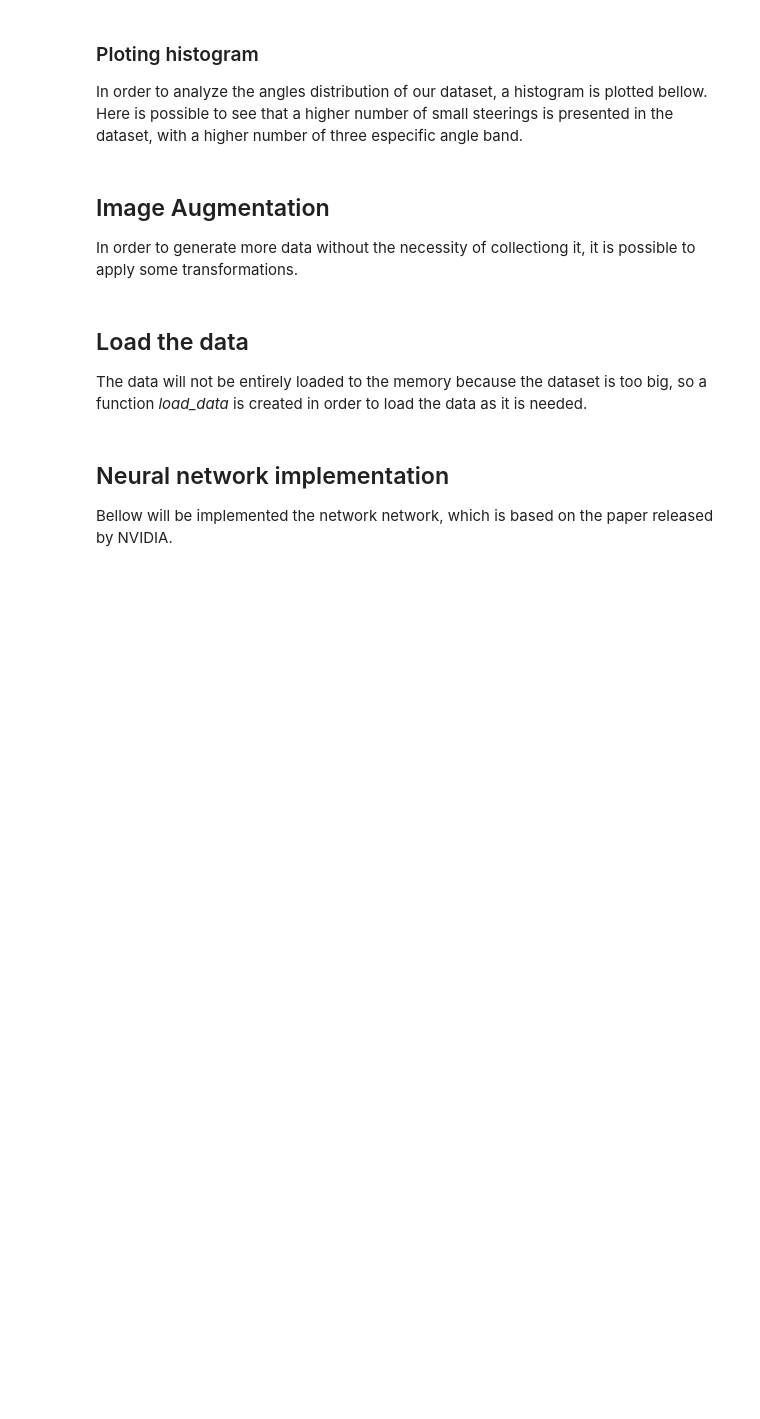
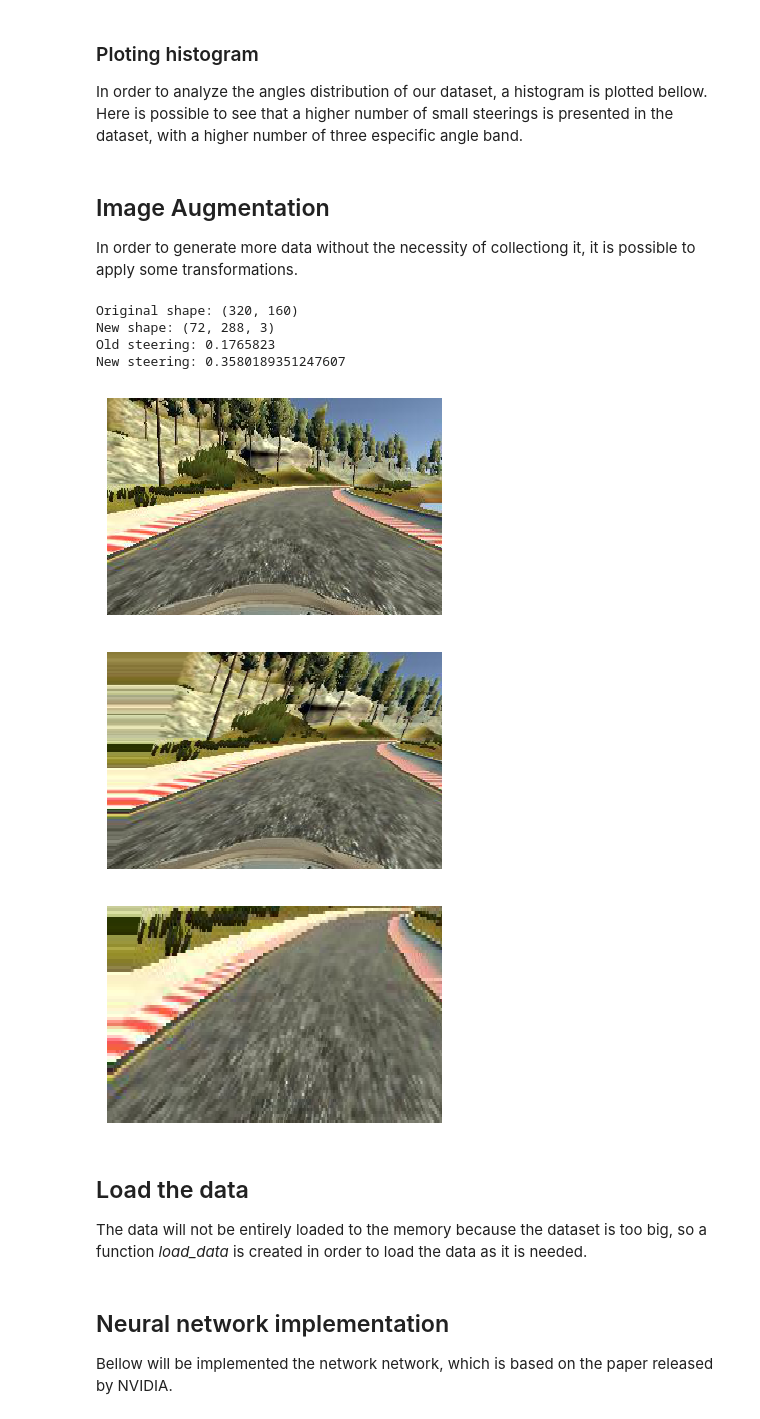
Before and after one commit to ibiscp/Behavioral-Cloning, a Jupyter notebook: P3-Behavioral-Cloning.ipynb, the cells around one changed output. Cells and saved outputs as stored; diff of their text form; code cells hidden in the pictures; blank space fills up the shorter version.

```diff
--- a/P3-Behavioral-Cloning.ipynb
+++ b/P3-Behavioral-Cloning.ipynb
@@ -129,44 +121,78 @@ def flip_image(img, steering):
         return cv2.flip(img, 1), -steering
     else:
         return img, steering
 
 def brightness_image(img, steering):
     hsv = cv2.cvtColor(img, cv2.COLOR_BGR2HSV)
     hsv[:,:,2] = hsv[:,:,2] * random.uniform(0.3, 1.2)
     return cv2.cvtColor(hsv, cv2.COLOR_HSV2BGR), steering
 
 def rotate_image(img, steering):
     rows,cols,channel = img.shape
     M = cv2.getRotationMatrix2D((cols/2,rows/2), random.uniform(-5, 5), 1)
     return cv2.warpAffine(img,M,(cols,rows)), steering
 
 def cut_image(img):
     rows,cols,channel = img.shape
     top = int(.4 * rows)
     botton = int(.85 * rows)
     border = int(.05 * cols)
     return img[top:botton, border:cols-border, :]
 
 def translate_image(img, steering, horz_range=30, vert_range=5):
     rows, cols, chs = img.shape
     tx = np.random.randint(-horz_range, horz_range+1)
     ty = np.random.randint(-vert_range, vert_range+1)
     steering = steering + tx * 0.004 # mul by steering angle units per pixel
     tr_M = np.float32([[1,0,tx], [0,1,ty]])
     img = cv2.warpAffine(img, tr_M, (cols,rows), borderMode=1)
     return img, steering
 
-# example = list_images[random.randint(0,len(list_images))]
-# image = Image.open("data/" + example[0])
-# print("Original shape: {}".format(image.size))
-# new_image, new_steering = rotate_image(np.copy(image), example[1])
-# cutted_image = cut_image(new_image)
-# print("New shape: {}".format(cutted_image.shape))
-# print("Old steering: {}".format(example[1]))
-# print("New steering: {}".format(new_steering))
-# plot_image_prob(image)
-# plot_image_prob(new_image)
-# plot_image_prob(cutted_image)
+def shear_image(image, steering_angle, shear_range=200):
+    """
+    Sources:
+    https://medium.com/@ksakmann/behavioral-cloning-make-a-car-drive-like-yourself-dc6021152713#.7k8vfppvk
+    https://github.com/ksakmann/CarND-BehavioralCloning/blob/master/model.py
+    :param image:
+        Source image on which the shear operation will be applied
+    :param steering_angle:
+        The steering angle of the image
+    :param shear_range:
+        Random shear between [-shear_range, shear_range + 1] will be applied
+    :return:
+        The image generated by applying random shear on the source image
+    """
+    rows, cols, ch = image.shape
+    dx = np.random.randint(-shear_range, shear_range + 1)
+    random_point = [cols / 2 + dx, rows / 2]
+    pts1 = np.float32([[0, rows], [cols, rows], [cols / 2, rows / 2]])
+    pts2 = np.float32([[0, rows], [cols, rows], random_point])
+    dsteering = dx / (rows / 2) * 360 / (2 * np.pi * 25.0) / 6.0
+    M = cv2.getAffineTransform(pts1, pts2)
+    image = cv2.warpAffine(image, M, (cols, rows), borderMode=1)
+    steering_angle += dsteering
+
+    return image, steering_angle
+
+example = list_images[random.randint(0,len(list_images))]
+image = Image.open("data/" + example[0])
+print("Original shape: {}".format(image.size))
+new_image, new_steering = shear_image(np.copy(image), example[1])
+cutted_image = cut_image(new_image)
+print("New shape: {}".format(cutted_image.shape))
+print("Old steering: {}".format(example[1]))
+print("New steering: {}".format(new_steering))
+plot_image_prob(image)
+plot_image_prob(new_image)
+plot_image_prob(cutted_image)
+# %% [output]
+Original shape: (320, 160)
+New shape: (72, 288, 3)
+Old steering: 0.1765823
+New steering: 0.3580189351247607
+[figure, added]
+[figure, added]
+[figure, added]
 # %% [markdown]
 ## Load the data
 The data will not be entirely loaded to the memory because the dataset is too big, so a function *load_data* is created in order to load the data as it is needed.
```
Also changed, not shown: parts of 1 cell of this notebook, 4 other files.
